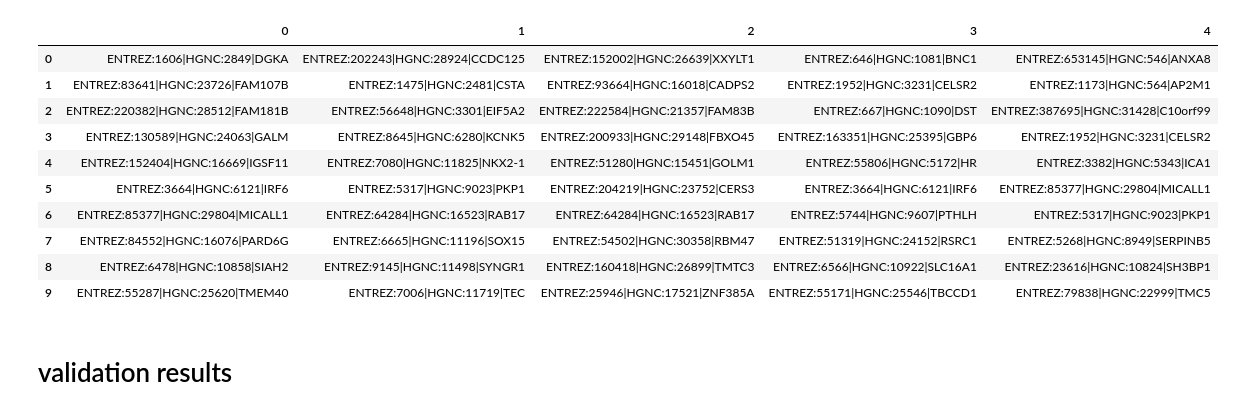
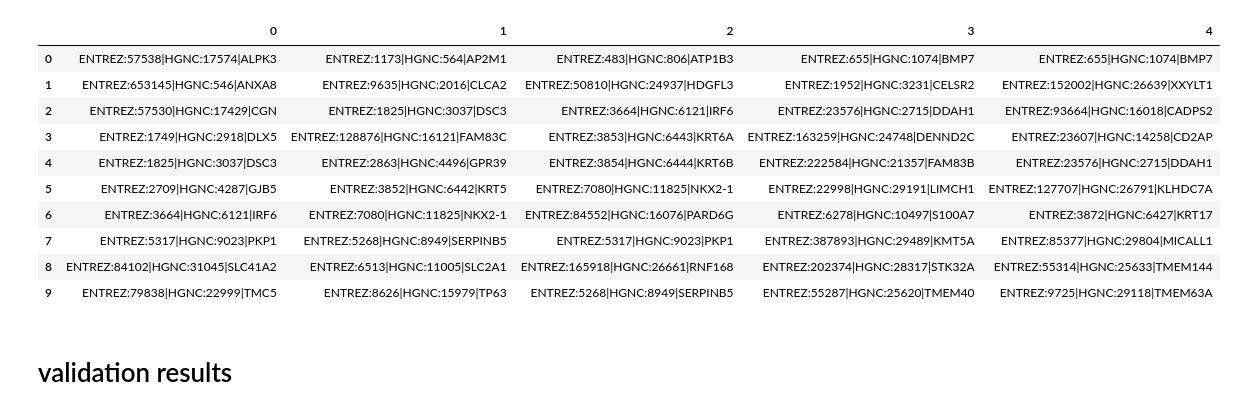
Before and after one commit to hyuntai97/Ensemble-feature-selection, a Jupyter notebook: Untitled.ipynb, the cells around one changed output. Saved outputs shown, nothing was run; the diff lists cells and outputs as text; code cells hidden in the pictures.

```diff
--- a/Untitled.ipynb
+++ b/Untitled.ipynb
@@ -41,19 +41,19 @@ from sklearn.preprocessing import StandardScaler
 from sklearn.model_selection import StratifiedKFold
 from sklearn.metrics import accuracy_score
 # %%
-pd.read_pickle('./cols/selected_cols1_feature_importances_Ada.pkl')
+pd.read_pickle('./cols/selected_cols1_feature_importances_SVC.pkl')
 # %% [output]
 |  | 0 | 1 | 2 | 3 | 4 |
-| 0 | ENTREZ:1606|HGNC:2849|DGKA | ENTREZ:202243|HGNC:28924|CCDC125 | ENTREZ:152002|HGNC:26639|XXYLT1 | ENTREZ:646|HGNC:1081|BNC1 | ENTREZ:653145|HGNC:546|ANXA8 |
-| 1 | ENTREZ:83641|HGNC:23726|FAM107B | ENTREZ:1475|HGNC:2481|CSTA | ENTREZ:93664|HGNC:16018|CADPS2 | ENTREZ:1952|HGNC:3231|CELSR2 | ENTREZ:1173|HGNC:564|AP2M1 |
-| 2 | ENTREZ:220382|HGNC:28512|FAM181B | ENTREZ:56648|HGNC:3301|EIF5A2 | ENTREZ:222584|HGNC:21357|FAM83B | ENTREZ:667|HGNC:1090|DST | ENTREZ:387695|HGNC:31428|C10orf99 |
-| 3 | ENTREZ:130589|HGNC:24063|GALM | ENTREZ:8645|HGNC:6280|KCNK5 | ENTREZ:200933|HGNC:29148|FBXO45 | ENTREZ:163351|HGNC:25395|GBP6 | ENTREZ:1952|HGNC:3231|CELSR2 |
-| 4 | ENTREZ:152404|HGNC:16669|IGSF11 | ENTREZ:7080|HGNC:11825|NKX2-1 | ENTREZ:51280|HGNC:15451|GOLM1 | ENTREZ:55806|HGNC:5172|HR | ENTREZ:3382|HGNC:5343|ICA1 |
-| 5 | ENTREZ:3664|HGNC:6121|IRF6 | ENTREZ:5317|HGNC:9023|PKP1 | ENTREZ:204219|HGNC:23752|CERS3 | ENTREZ:3664|HGNC:6121|IRF6 | ENTREZ:85377|HGNC:29804|MICALL1 |
-| 6 | ENTREZ:85377|HGNC:29804|MICALL1 | ENTREZ:64284|HGNC:16523|RAB17 | ENTREZ:64284|HGNC:16523|RAB17 | ENTREZ:5744|HGNC:9607|PTHLH | ENTREZ:5317|HGNC:9023|PKP1 |
-| 7 | ENTREZ:84552|HGNC:16076|PARD6G | ENTREZ:6665|HGNC:11196|SOX15 | ENTREZ:54502|HGNC:30358|RBM47 | ENTREZ:51319|HGNC:24152|RSRC1 | ENTREZ:5268|HGNC:8949|SERPINB5 |
-| 8 | ENTREZ:6478|HGNC:10858|SIAH2 | ENTREZ:9145|HGNC:11498|SYNGR1 | ENTREZ:160418|HGNC:26899|TMTC3 | ENTREZ:6566|HGNC:10922|SLC16A1 | ENTREZ:23616|HGNC:10824|SH3BP1 |
-| 9 | ENTREZ:55287|HGNC:25620|TMEM40 | ENTREZ:7006|HGNC:11719|TEC | ENTREZ:25946|HGNC:17521|ZNF385A | ENTREZ:55171|HGNC:25546|TBCCD1 | ENTREZ:79838|HGNC:22999|TMC5 |
+| 0 | ENTREZ:57538|HGNC:17574|ALPK3 | ENTREZ:1173|HGNC:564|AP2M1 | ENTREZ:483|HGNC:806|ATP1B3 | ENTREZ:655|HGNC:1074|BMP7 | ENTREZ:655|HGNC:1074|BMP7 |
+| 1 | ENTREZ:653145|HGNC:546|ANXA8 | ENTREZ:9635|HGNC:2016|CLCA2 | ENTREZ:50810|HGNC:24937|HDGFL3 | ENTREZ:1952|HGNC:3231|CELSR2 | ENTREZ:152002|HGNC:26639|XXYLT1 |
+| 2 | ENTREZ:57530|HGNC:17429|CGN | ENTREZ:1825|HGNC:3037|DSC3 | ENTREZ:3664|HGNC:6121|IRF6 | ENTREZ:23576|HGNC:2715|DDAH1 | ENTREZ:93664|HGNC:16018|CADPS2 |
+| 3 | ENTREZ:1749|HGNC:2918|DLX5 | ENTREZ:128876|HGNC:16121|FAM83C | ENTREZ:3853|HGNC:6443|KRT6A | ENTREZ:163259|HGNC:24748|DENND2C | ENTREZ:23607|HGNC:14258|CD2AP |
+| 4 | ENTREZ:1825|HGNC:3037|DSC3 | ENTREZ:2863|HGNC:4496|GPR39 | ENTREZ:3854|HGNC:6444|KRT6B | ENTREZ:222584|HGNC:21357|FAM83B | ENTREZ:23576|HGNC:2715|DDAH1 |
+| 5 | ENTREZ:2709|HGNC:4287|GJB5 | ENTREZ:3852|HGNC:6442|KRT5 | ENTREZ:7080|HGNC:11825|NKX2-1 | ENTREZ:22998|HGNC:29191|LIMCH1 | ENTREZ:127707|HGNC:26791|KLHDC7A |
+| 6 | ENTREZ:3664|HGNC:6121|IRF6 | ENTREZ:7080|HGNC:11825|NKX2-1 | ENTREZ:84552|HGNC:16076|PARD6G | ENTREZ:6278|HGNC:10497|S100A7 | ENTREZ:3872|HGNC:6427|KRT17 |
+| 7 | ENTREZ:5317|HGNC:9023|PKP1 | ENTREZ:5268|HGNC:8949|SERPINB5 | ENTREZ:5317|HGNC:9023|PKP1 | ENTREZ:387893|HGNC:29489|KMT5A | ENTREZ:85377|HGNC:29804|MICALL1 |
+| 8 | ENTREZ:84102|HGNC:31045|SLC41A2 | ENTREZ:6513|HGNC:11005|SLC2A1 | ENTREZ:165918|HGNC:26661|RNF168 | ENTREZ:202374|HGNC:28317|STK32A | ENTREZ:55314|HGNC:25633|TMEM144 |
+| 9 | ENTREZ:79838|HGNC:22999|TMC5 | ENTREZ:8626|HGNC:15979|TP63 | ENTREZ:5268|HGNC:8949|SERPINB5 | ENTREZ:55287|HGNC:25620|TMEM40 | ENTREZ:9725|HGNC:29118|TMEM63A |
 # %% [markdown]
 # validation results
 # %%
```
Also changed, not shown: parts of 10 cells of this notebook, 25 other files.
